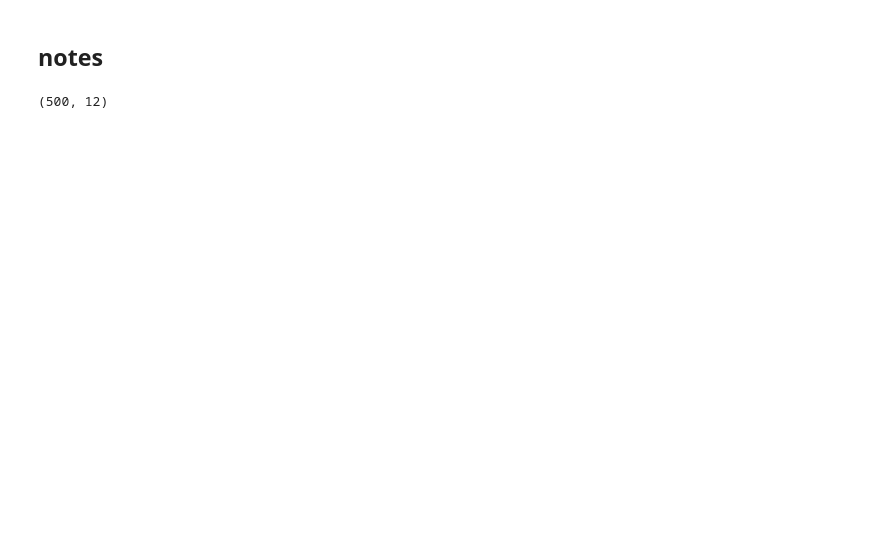
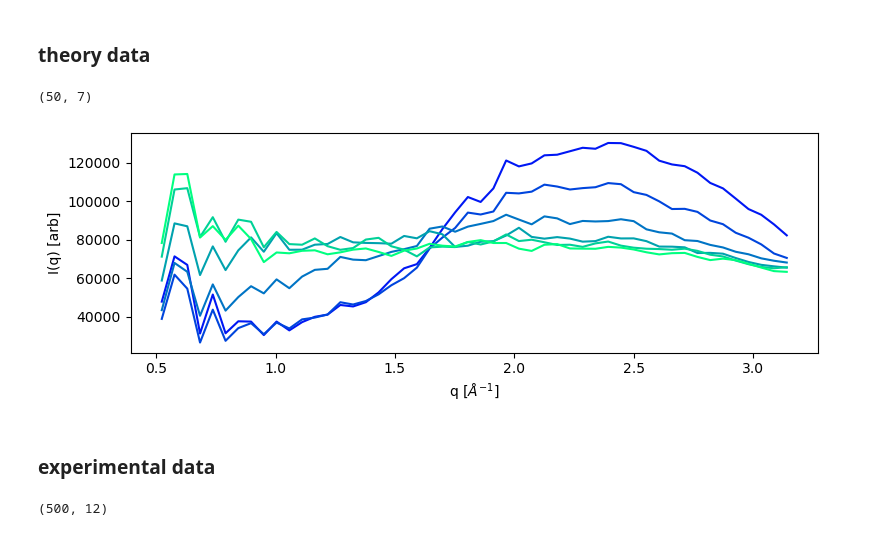
Before and after one commit to tjlane/cxig0715, a Jupyter notebook: figures/figures.ipynb, the cells around one changed output. Drawn from its saved outputs; the diff is of its cells as text; code cells hidden in the pictures; blank space fills up the shorter version.

```diff
--- a/figures/figures.ipynb
+++ b/figures/figures.ipynb
@@ -1,5 +1,3 @@
 # %%
 from matplotlib import pyplot as plt
 import numpy as np
-# %% [markdown]
-## notes
@@ -14,0 +4,2 @@ def normalize(radial_profile, rng=(50, 340)):
+# %% [markdown]
+### theory data
@@ -15,3 +35,35 @@ def normalize(radial_profile, rng=(50, 340)):
+# %%
+theoretical_data = load_theory_result(10)
+print(theoretical_data.shape)
+# %% [output]
+(50, 7)
+# %%
+# RP vs Delay Time
+
+# --- peak positions to monitor later (in array idx)
+new_peak_pos = 90
+wat_peak_pos = 280
+
+# --- plotting
+plt.figure(figsize=(8,3))
+
+plt.subplot(111)
+plt.title("")
+
+for i,b in enumerate(THEORY_DELAYS):
+    plt.plot(theoretical_data[:,0], theoretical_data[:,i+1], color=plt.cm.winter(b/np.array(THEORY_DELAYS).max()))
+
+plt.xlabel('q [$\AA^{-1}]$')
+plt.ylabel('I(q) [arb]')
+# plt.xlim([0.3, 2.5])
+# plt.ylim([0.0, 0.007])
+
+plt.tight_layout()
+plt.show()
+# %% [output]
+[figure, added]
+# %% [markdown]
+### experimental data
 # %%
 experimental_data = np.loadtxt("../csvs/water_Iq_v_time.csv", delimiter=',')
 print(experimental_data.shape)
```
Also changed, not shown: parts of 4 cells of this notebook.
